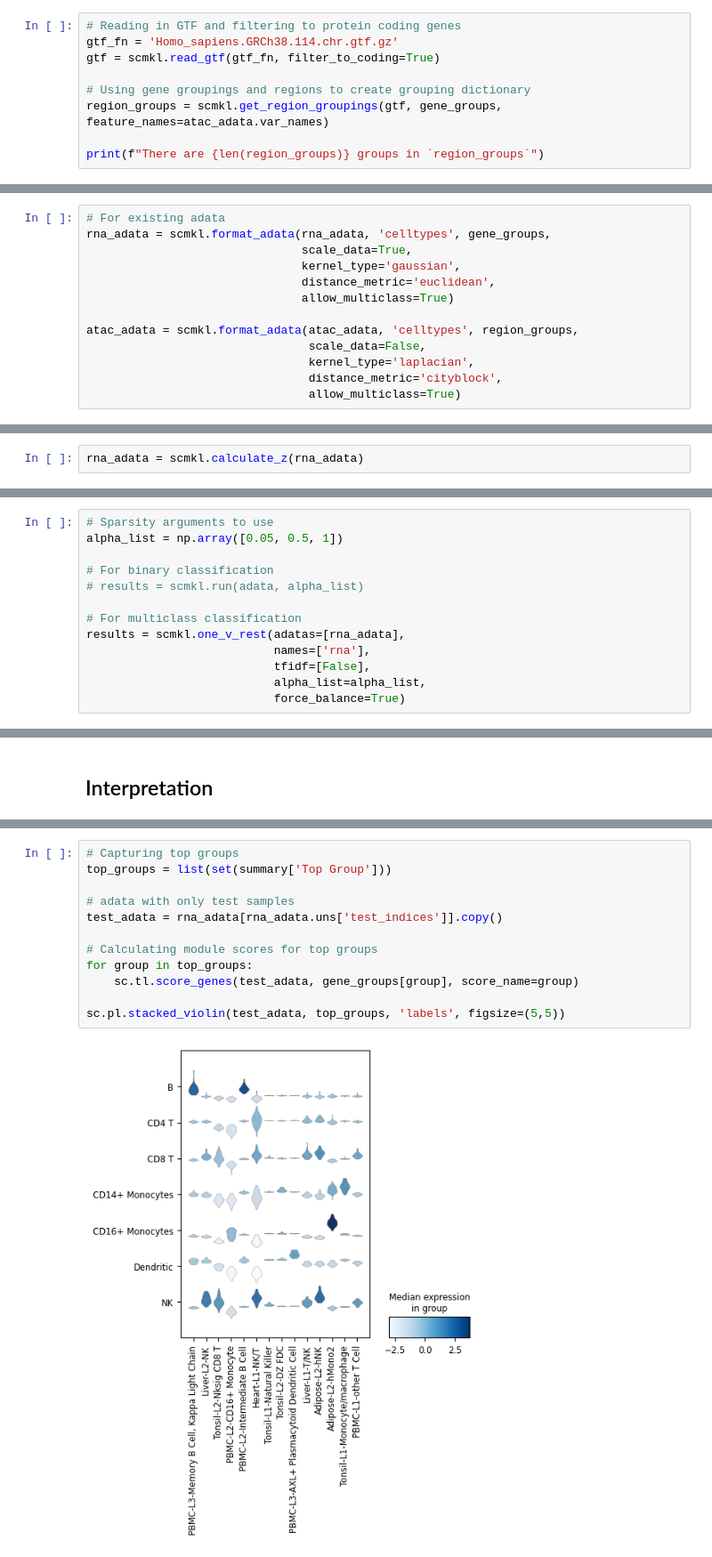
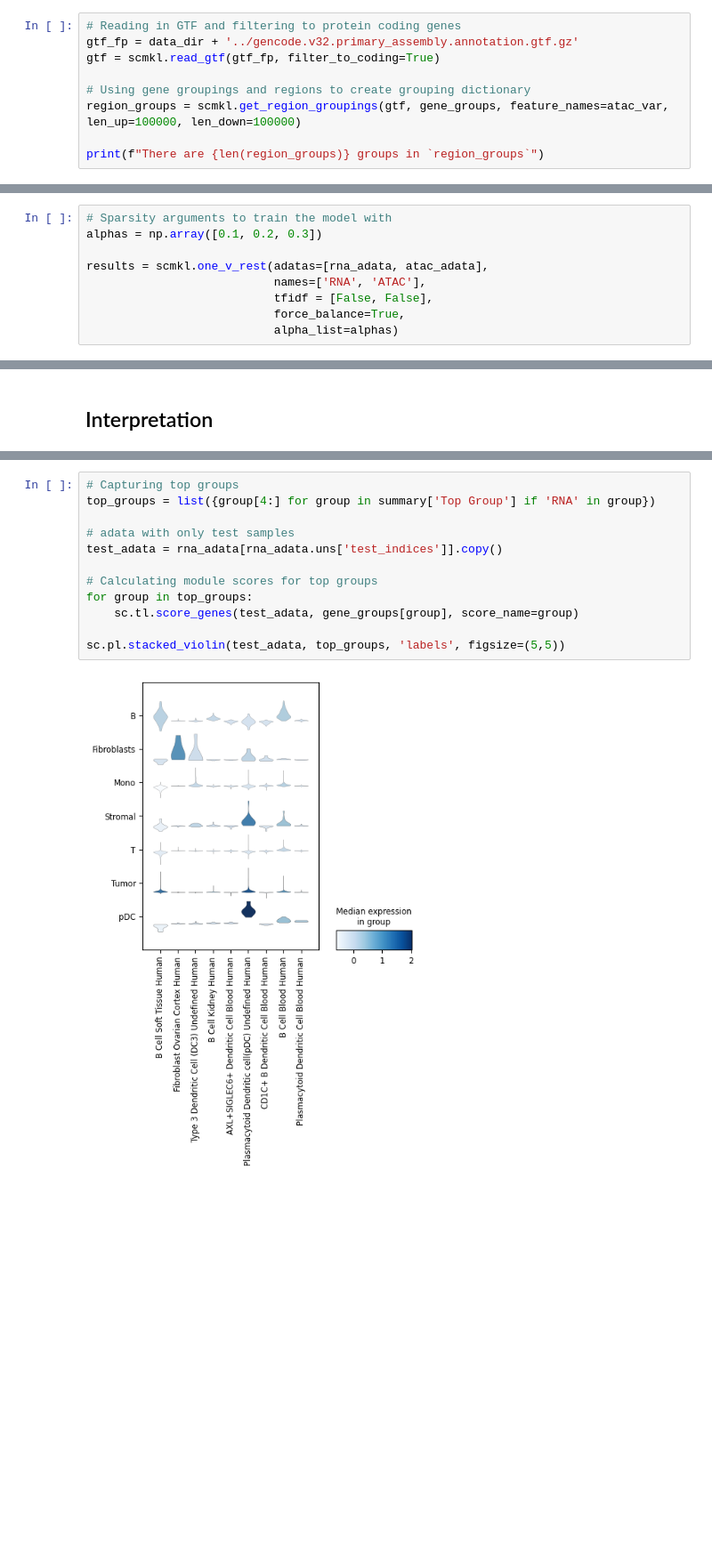
Before and after one commit to ohsu-cedar-comp-hub/scMKL, a Jupyter notebook: workshop/classification.ipynb, the cells around one changed output, grey strips where cells are left out. Shown at 89% size. Drawn from its saved outputs; the diff is of its cells as text; blank space fills up the shorter version.

```diff
--- a/workshop/classification.ipynb
+++ b/workshop/classification.ipynb
@@ -69,11 +81,11 @@ There are 138 groups in `gene_groups`
 While there are many ways to group regions, the fastest is to group regions by inferrered promotor of genes from gene groupings. To do this, we need a GTF file. If your features are aligned to GRCh38/hg38, the 'Homo_sapiens.GRCh38.114.chr.gtf.gz' GTF will work.
 # %%
 # Reading in GTF and filtering to protein coding genes
-gtf_fn = 'Homo_sapiens.GRCh38.114.chr.gtf.gz'
-gtf = scmkl.read_gtf(gtf_fn, filter_to_coding=True)
+gtf_fp = data_dir + '../gencode.v32.primary_assembly.annotation.gtf.gz'
+gtf = scmkl.read_gtf(gtf_fp, filter_to_coding=True)
 
 # Using gene groupings and regions to create grouping dictionary
-region_groups = scmkl.get_region_groupings(gtf, gene_groups, feature_names=atac_adata.var_names)
+region_groups = scmkl.get_region_groupings(gtf, gene_groups, feature_names=atac_var, len_up=100000, len_down=100000)
 
 print(f"There are {len(region_groups)} groups in `region_groups`")
 # %% [output]
@@ -97,13 +121,0 @@ There are two functions for creating AnnData objects. `scmkl.create_adata()` tak
-# %%
-# For existing adata
-rna_adata = scmkl.format_adata(rna_adata, 'celltypes', gene_groups,
-                               scale_data=True,
-                               kernel_type='gaussian',
-                               distance_metric='euclidean',
-                               allow_multiclass=True)
-
-atac_adata = scmkl.format_adata(atac_adata, 'celltypes', region_groups,
-                                scale_data=False,
-                                kernel_type='laplacian',
-                                distance_metric='cityblock',
-                                allow_multiclass=True)
@@ -114,2 +121,0 @@ atac_adata = scmkl.format_adata(atac_adata, 'celltypes', region_groups,
-# %%
-rna_adata = scmkl.calculate_z(rna_adata)
@@ -119,14 +133,10 @@ To both train and test scMKL we can use `scmkl.run()` for binary problems or `sc
 # %%
-# Sparsity arguments to use
-alpha_list = np.array([0.05, 0.5, 1])
+# Sparsity arguments to train the model with
+alphas = np.array([0.1, 0.2, 0.3])
 
-# For binary classification
-# results = scmkl.run(adata, alpha_list)
-
-# For multiclass classification
-results = scmkl.one_v_rest(adatas=[rna_adata],
-                           names=['rna'],
-                           tfidf=[False],
-                           alpha_list=alpha_list,
-                           force_balance=True)
+results = scmkl.one_v_rest(adatas=[rna_adata, atac_adata],
+                           names=['RNA', 'ATAC'],
+                           tfidf = [False, False],
+                           force_balance=True,
+                           alpha_list=alphas)
 # %% [output]
@@ -190,15 +205,15 @@ scmkl.weights_heatmap(results, n_groups=7, scale_weights=True)
 # %%
 # Capturing top groups
-top_groups = list(set(summary['Top Group']))
+top_groups = list({group[4:] for group in summary['Top Group'] if 'RNA' in group})
 
 # adata with only test samples
 test_adata = rna_adata[rna_adata.uns['test_indices']].copy()
 
 # Calculating module scores for top groups
 for group in top_groups:
     sc.tl.score_genes(test_adata, gene_groups[group], score_name=group)
 
 sc.pl.stacked_violin(test_adata, top_groups, 'labels', figsize=(5,5))
 # %% [output]
-[figure, old version]
+[figure, new version]
 # %%
```
Also changed, not shown: parts of 23 cells of this notebook.
